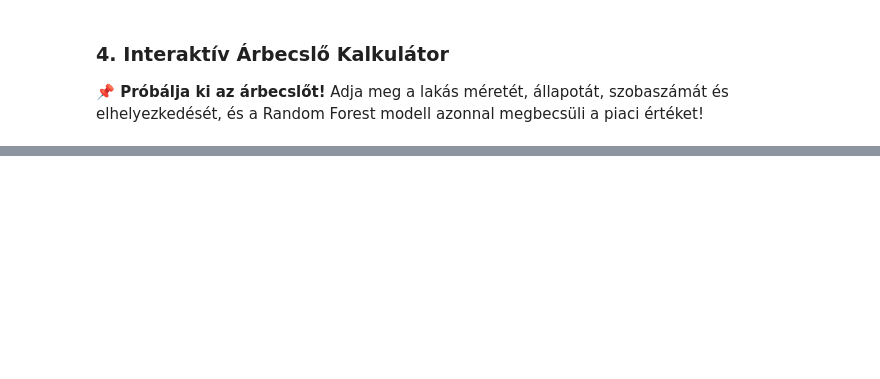
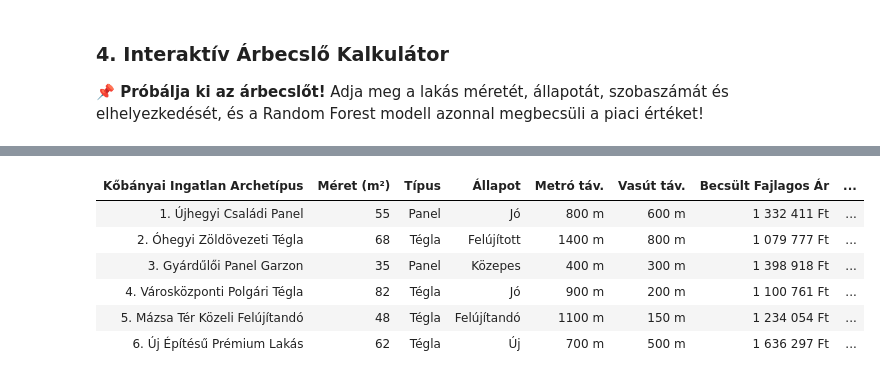
Before and after one commit to oliwerbig/03_K-b-nya-ingatlan.com, a Jupyter notebook: notebooks/11_gepi_tanulas_es_arbitrazs.ipynb, the cells around one changed output, grey strips where cells are left out. Cells and saved outputs as stored; diff of their text form; code cells hidden in the pictures; blank space fills up the shorter version.

```diff
--- a/notebooks/11_gepi_tanulas_es_arbitrazs.ipynb
+++ b/notebooks/11_gepi_tanulas_es_arbitrazs.ipynb
@@ -34,8 +36,10 @@ print(f"Modellezésre elérhető eladó lakások: {len(elado)} db.")
 **📌 Mennyire pontos az algoritmus?**
 A Random Forest modell az adatok több mint 80%-át magyarázza a teszthalmazon, átlagosan 3-4 millió forintos hibahatárral becsülve meg a vételárat.
 # %%
+df_pontos = elado[elado['minta_garantalt_pontos'] == 1].copy()
 df_pontos['emelet_szam'] = df_pontos['emelet_szam'].fillna(df_pontos['emelet_szam'].median())
 df_pontos['epulet_kora_ev'] = df_pontos['epulet_kora_ev'].fillna(df_pontos['epulet_kora_ev'].median())
+df_pontos['allapot_kod'] = df_pontos['allapot_kod'].fillna(df_pontos['allapot_kod'].median())
 
 features = [
     'korrigalt_alapterulet_nm', 'szobaszam_osszes', 'is_panel',
@@ -177,21 +222,29 @@ if len(pts_arb) > 0:
 **📌 Próbálja ki az árbecslőt!**
 Adja meg a lakás méretét, állapotát, szobaszámát és elhelyezkedését, és a Random Forest modell azonnal megbecsüli a piaci értéket!
 # %%
+# Interaktív lakásértékelő és forgatókönyv-szimuláció
 w_terulet = widgets.IntSlider(min=25, max=120, value=55, description='Méret (m²):')
-w_allapot = widgets.Dropdown(options=[('Felújított (5)', 5), ('Jó állapotú (4)', 4), ('Közepes (3)', 3), ('Felújítandó (2)', 2), ('Új építésű (6)', 6)], value=4, description='Állapot:')
-w_panel = widgets.RadioButtons(options=[('Tégla', 0), ('Panel', 1)], value=0, description='Típus:')
+w_szoba = widgets.FloatSlider(min=1, max=5, step=0.5, value=2, description='Szobaszám:')
+w_allapot = widgets.Dropdown(options=[('Új építésű (6)', 6), ('Felújított (5)', 5), ('Jó állapotú (4)', 4), ('Közepes (3)', 3), ('Felújítandó (2)', 2)], value=4, description='Állapot:')
+w_panel = widgets.RadioButtons(options=[('Tégla', 0), ('Panel', 1)], value=0, description='Falazat:')
+w_lift = widgets.RadioButtons(options=[('Nincs lift', 0), ('Van lift', 1)], value=0, description='Lift:')
+w_erkely = widgets.RadioButtons(options=[('Nincs erkély', 0), ('Van erkély', 1)], value=1, description='Erkély:')
 w_metro_dist = widgets.IntSlider(min=100, max=2500, step=100, value=600, description='Metró (m):')
 w_vasut_dist = widgets.IntSlider(min=50, max=1500, step=50, value=400, description='Vasút (m):')
 
 out_calc = widgets.Output()
 
 def szamol_ertek(*args):
+    # Mind a 12 modelljellemző pontos átadása
     x_input = pd.DataFrame([{
         'korrigalt_alapterulet_nm': float(w_terulet.value),
-        'szobaszam_osszes': 2.0 if w_terulet.value < 60 else 3.0,
+        'szobaszam_osszes': float(w_szoba.value),
         'is_panel': float(w_panel.value),
-        'has_lift': 1.0 if w_panel.value == 1 else 0.0,
+        'has_lift': float(w_lift.value),
         'allapot_kod': float(w_allapot.value),
+        'van_erkely': float(w_erkely.value),
+        'emelet_szam': 2.0,
+        'epulet_kora_ev': 45.0 if w_panel.value == 1 else 30.0,
         'tavolsag_metro_halozati_m': float(w_metro_dist.value),
         'tavolsag_vasut_m': float(w_vasut_dist.value),
         'tavolsag_vasut_halozati_m': float(w_vasut_dist.value * 1.2),
@@ -203,21 +256,69 @@ def szamol_ertek(*args):
     with out_calc:
         clear_output(wait=True)
         pred_kpis = [
-            ("Becsült Lakásár", fmt_mft(pred_tot), "ML modell előrejelzés", "#10b981"),
-            ("Becsült Fajlagos Ár", fmt_huf(pred_nm), "Kínálati becslés", "#2563eb"),
-            ("Modell Típus", "Random Forest Regressor", "150 döntési fa", "#7c3aed")
+            ("Becsült Lakásár", fmt_mft(pred_tot), "Random Forest ML előrejelzés", "#10b981"),
+            ("Becsült Fajlagos Ár", fmt_huf(pred_nm), "Kínálati fajlagos érték", "#2563eb"),
+            ("Modell Pontosság", f"R² = {r2_rf:.3f}", f"MAPE: {mape_rf:.1f}%", "#7c3aed")
         ]
         display(HTML(kpi_grid_html(pred_kpis)))
 
 w_terulet.observe(szamol_ertek, names='value')
+w_szoba.observe(szamol_ertek, names='value')
 w_allapot.observe(szamol_ertek, names='value')
 w_panel.observe(szamol_ertek, names='value')
+w_lift.observe(szamol_ertek, names='value')
+w_erkely.observe(szamol_ertek, names='value')
 w_metro_dist.observe(szamol_ertek, names='value')
 w_vasut_dist.observe(szamol_ertek, names='value')
 
 display(widgets.VBox([
-    widgets.HBox([w_terulet, w_allapot]),
-    widgets.HBox([w_panel, w_metro_dist, w_vasut_dist])
+    widgets.HBox([w_terulet, w_szoba, w_allapot]),
+    widgets.HBox([w_panel, w_lift, w_erkely]),
+    widgets.HBox([w_metro_dist, w_vasut_dist])
 ]))
 display(out_calc)
 szamol_ertek()
+
+# Statikus Szenáriómátrix (Akkor is látható, ha a HTML statikus böngészőben nyílik meg)
+szenariok = [
+    {'Archetípus': '1. Újhegyi Családi Panel', 'Méret': 55, 'Szoba': 2.0, 'Panel': 1, 'Lift': 1, 'Állapot': 4, 'Erkély': 1, 'Emelet': 4, 'Kor': 45, 'Metró (m)': 800, 'Vasút (m)': 600},
+    {'Archetípus': '2. Óhegyi Zöldövezeti Tégla', 'Méret': 68, 'Szoba': 2.5, 'Panel': 0, 'Lift': 0, 'Állapot': 5, 'Erkély': 1, 'Emelet': 1, 'Kor': 35, 'Metró (m)': 1400, 'Vasút (m)': 800},
+    {'Archetípus': '3. Gyárdűlői Panel Garzon', 'Méret': 35, 'Szoba': 1.0, 'Panel': 1, 'Lift': 1, 'Állapot': 3, 'Erkély': 0, 'Emelet': 7, 'Kor': 48, 'Metró (m)': 400, 'Vasút (m)': 300},
+    {'Archetípus': '4. Városközponti Polgári Tégla', 'Méret': 82, 'Szoba': 3.0, 'Panel': 0, 'Lift': 1, 'Állapot': 4, 'Erkély': 1, 'Emelet': 2, 'Kor': 70, 'Metró (m)': 900, 'Vasút (m)': 200},
+    {'Archetípus': '5. Mázsa Tér Közeli Felújítandó', 'Méret': 48, 'Szoba': 1.5, 'Panel': 0, 'Lift': 0, 'Állapot': 2, 'Erkély': 0, 'Emelet': 0, 'Kor': 60, 'Metró (m)': 1100, 'Vasút (m)': 150},
+    {'Archetípus': '6. Új Építésű Prémium Lakás', 'Méret': 62, 'Szoba': 2.0, 'Panel': 0, 'Lift': 1, 'Állapot': 6, 'Erkély': 1, 'Emelet': 3, 'Kor': 2, 'Metró (m)': 700, 'Vasút (m)': 500}
+]
+
+scen_res = []
+for s in szenariok:
+    row_input = pd.DataFrame([{
+        'korrigalt_alapterulet_nm': float(s['Méret']),
+        'szobaszam_osszes': float(s['Szoba']),
+        'is_panel': float(s['Panel']),
+        'has_lift': float(s['Lift']),
+        'allapot_kod': float(s['Állapot']),
+        'van_erkely': float(s['Erkély']),
+        'emelet_szam': float(s['Emelet']),
+        'epulet_kora_ev': float(s['Kor']),
+        'tavolsag_metro_halozati_m': float(s['Metró (m)']),
+        'tavolsag_vasut_m': float(s['Vasút (m)']),
+        'tavolsag_vasut_halozati_m': float(s['Vasút (m)'] * 1.2),
+        'tavolsag_mazsa_halozati_m': 1000.0
+    }])
+    p_nm = rf.predict(row_input)[0]
+    p_tot = (p_nm * s['Méret']) / 1e6
+    scen_res.append({
+        'Kőbányai Ingatlan Archetípus': s['Archetípus'],
+        'Méret (m²)': s['Méret'],
+        'Típus': 'Panel' if s['Panel']==1 else 'Tégla',
+        'Állapot': ['Felújítandó', 'Közepes', 'Jó', 'Felújított', 'Új'][min(s['Állapot']-2, 4)],
+        'Metró táv.': f"{s['Metró (m)']} m",
+        'Vasút táv.': f"{s['Vasút (m)']} m",
+        'Becsült Fajlagos Ár': fmt_huf(p_nm),
+        'Becsült Vételár': fmt_mft(p_tot)
+    })
+
+df_scen = pd.DataFrame(scen_res)
+html_scen = "<div style='overflow-x:auto; margin: 20px 0;'>" + df_scen.to_html(classes='table table-bordered table-striped table-hover', index=False) + "</div>"
+display(HTML("<b>Tipikus Kőbányai Lakástípusok Gépi Tanulásos (Random Forest) Értékbecslése:</b>" + html_scen))
+# %% [output]
@@ -223,0 +328,7 @@ szamol_ertek()
+| Kőbányai Ingatlan Archetípus | Méret (m²) | Típus | Állapot | Metró táv. | Vasút táv. | Becsült Fajlagos Ár | ... |
+| 1. Újhegyi Családi Panel | 55 | Panel | Jó | 800 m | 600 m | 1 332 411 Ft | ... |
+| 2. Óhegyi Zöldövezeti Tégla | 68 | Tégla | Felújított | 1400 m | 800 m | 1 079 777 Ft | ... |
+| 3. Gyárdűlői Panel Garzon | 35 | Panel | Közepes | 400 m | 300 m | 1 398 918 Ft | ... |
+| 4. Városközponti Polgári Tégla | 82 | Tégla | Jó | 900 m | 200 m | 1 100 761 Ft | ... |
+| 5. Mázsa Tér Közeli Felújítandó | 48 | Tégla | Felújítandó | 1100 m | 150 m | 1 234 054 Ft | ... |
+| 6. Új Építésű Prémium Lakás | 62 | Tégla | Új | 700 m | 500 m | 1 636 297 Ft | ... |
```
Also changed, not shown: parts of 5 cells of this notebook, 50 other files.
